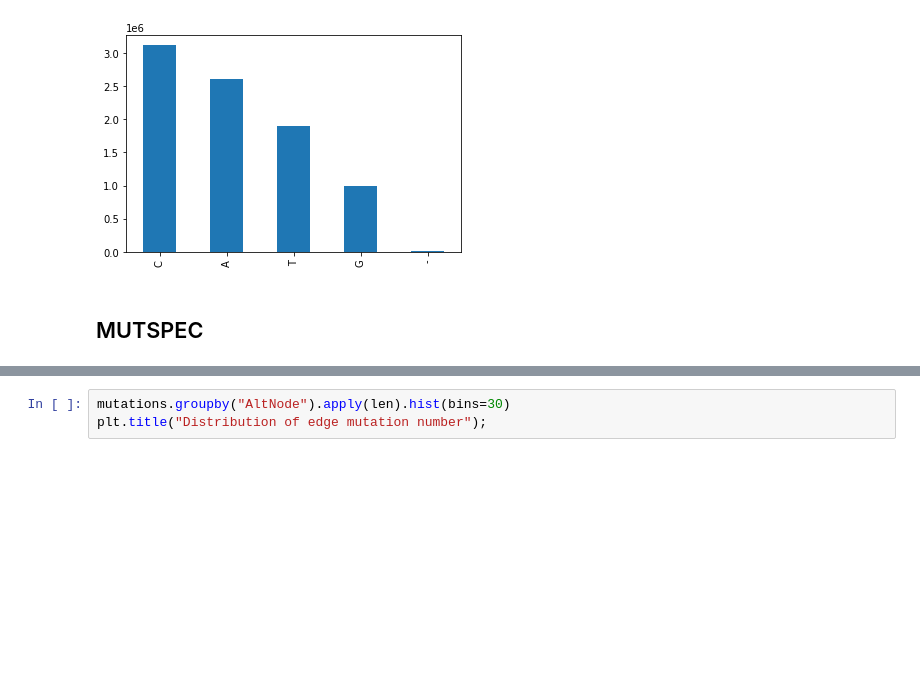
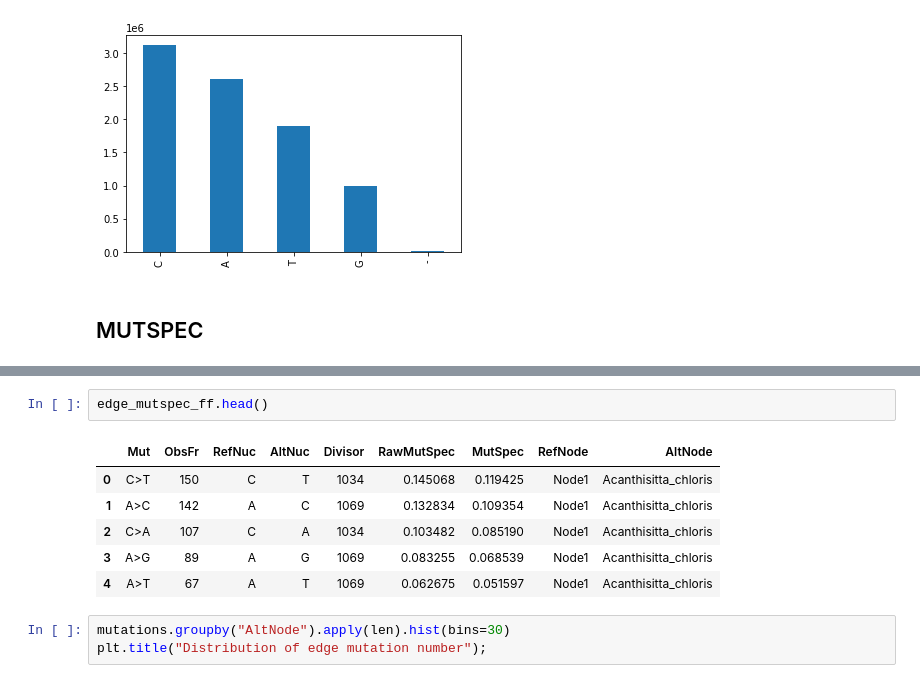
Before and after one commit to kpotoh/birds, a Jupyter notebook: nb/mut_extraction_birds.ipynb, the cells around one changed output, grey strips where cells are left out. Saved outputs shown, nothing was run; the diff lists cells and outputs as text; blank space fills up the shorter version.

```diff
--- a/nb/mut_extraction_birds.ipynb
+++ b/nb/mut_extraction_birds.ipynb
@@ -236,3 +245,12 @@ edge_mutspec_ff = pd.read_csv(f"../data/processed/{label}_mutspec_ff.csv")
+# %%
+edge_mutspec_ff.head()
+# %% [output]
+|  | Mut | ObsFr | RefNuc | AltNuc | Divisor | RawMutSpec | MutSpec | RefNode | AltNode |
+| 0 | C>T | 150 | C | T | 1034 | 0.145068 | 0.119425 | Node1 | Acanthisitta_chloris |
+| 1 | A>C | 142 | A | C | 1069 | 0.132834 | 0.109354 | Node1 | Acanthisitta_chloris |
+| 2 | C>A | 107 | C | A | 1034 | 0.103482 | 0.085190 | Node1 | Acanthisitta_chloris |
+| 3 | A>G | 89 | A | G | 1069 | 0.083255 | 0.068539 | Node1 | Acanthisitta_chloris |
+| 4 | A>T | 67 | A | T | 1069 | 0.062675 | 0.051597 | Node1 | Acanthisitta_chloris |
 # %%
 mutations.groupby("AltNode").apply(len).hist(bins=30)
 plt.title("Distribution of edge mutation number");
```
Also changed, not shown: parts of 7 cells of this notebook, 5 other files.
